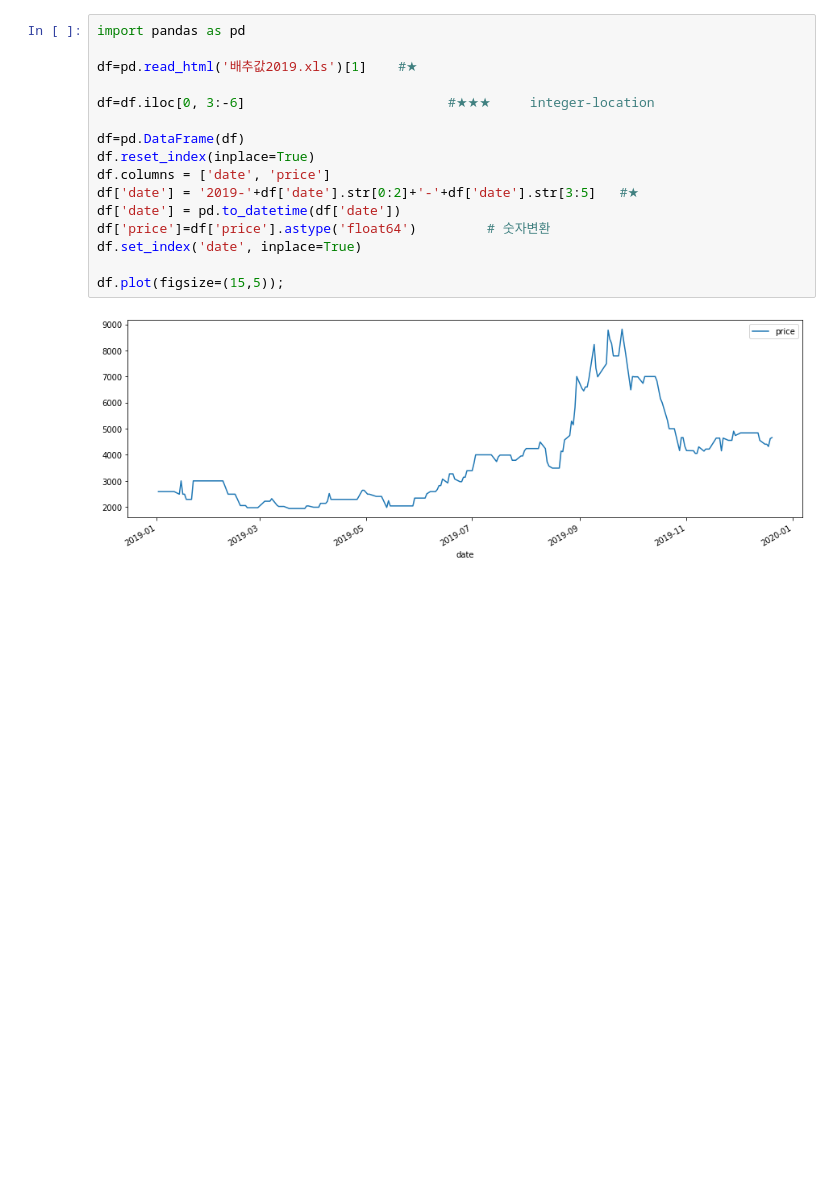
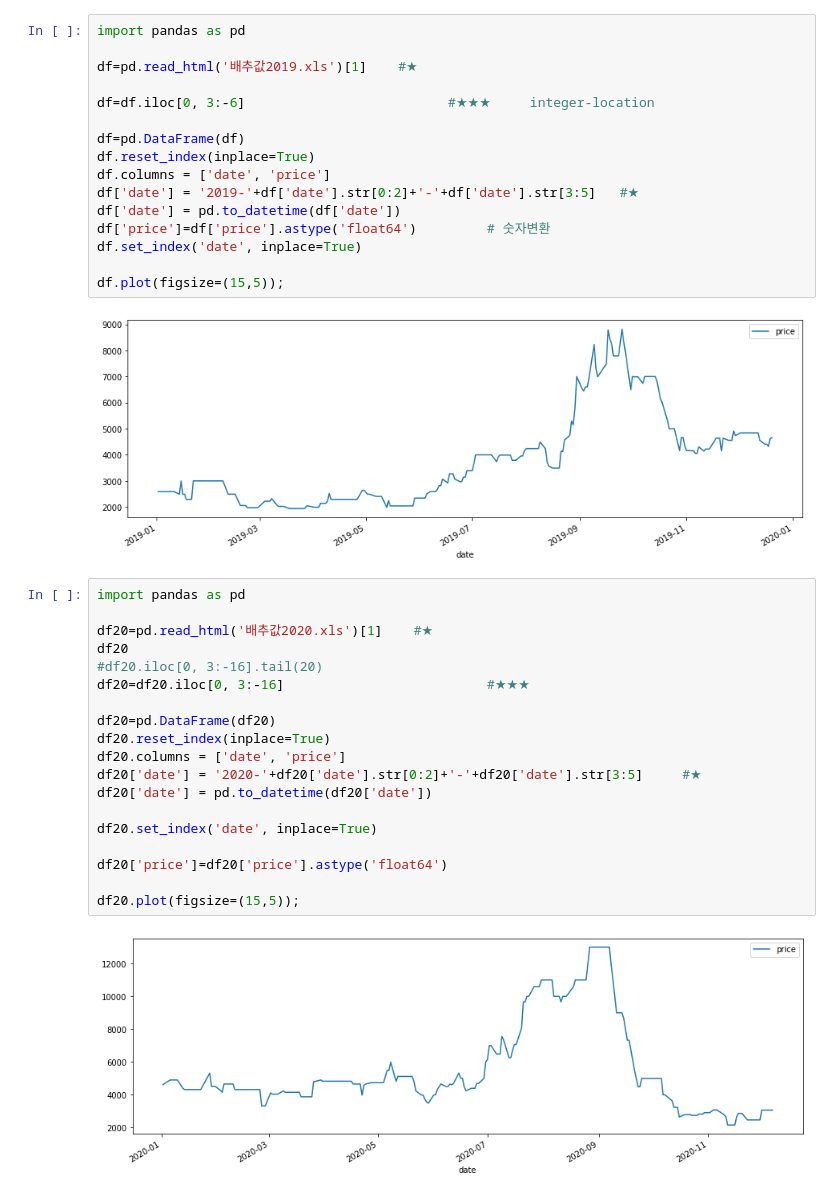
Before and after one commit to koreabao/public_data, a Jupyter notebook: 배추값.ipynb, the cells around one changed output. Drawn from its saved outputs; the diff is of its cells as text; blank space fills up the shorter version.

```diff
--- a/배추값.ipynb
+++ b/배추값.ipynb
@@ -217,3 +217,24 @@ df.set_index('date', inplace=True)
 df.plot(figsize=(15,5));
 # %% [output]
 [figure]
+# %%
+import pandas as pd
+
+df20=pd.read_html('배추값2020.xls')[1]    #★
+df20
+#df20.iloc[0, 3:-16].tail(20)
+df20=df20.iloc[0, 3:-16]                          #★★★
+
+df20=pd.DataFrame(df20)
+df20.reset_index(inplace=True)
+df20.columns = ['date', 'price']
+df20['date'] = '2020-'+df20['date'].str[0:2]+'-'+df20['date'].str[3:5]     #★
+df20['date'] = pd.to_datetime(df20['date'])
+
+df20.set_index('date', inplace=True)
+
+df20['price']=df20['price'].astype('float64')
+
+df20.plot(figsize=(15,5));
+# %% [output]
+[figure, added]
```
Also changed, not shown: parts of 1 cell of this notebook.
